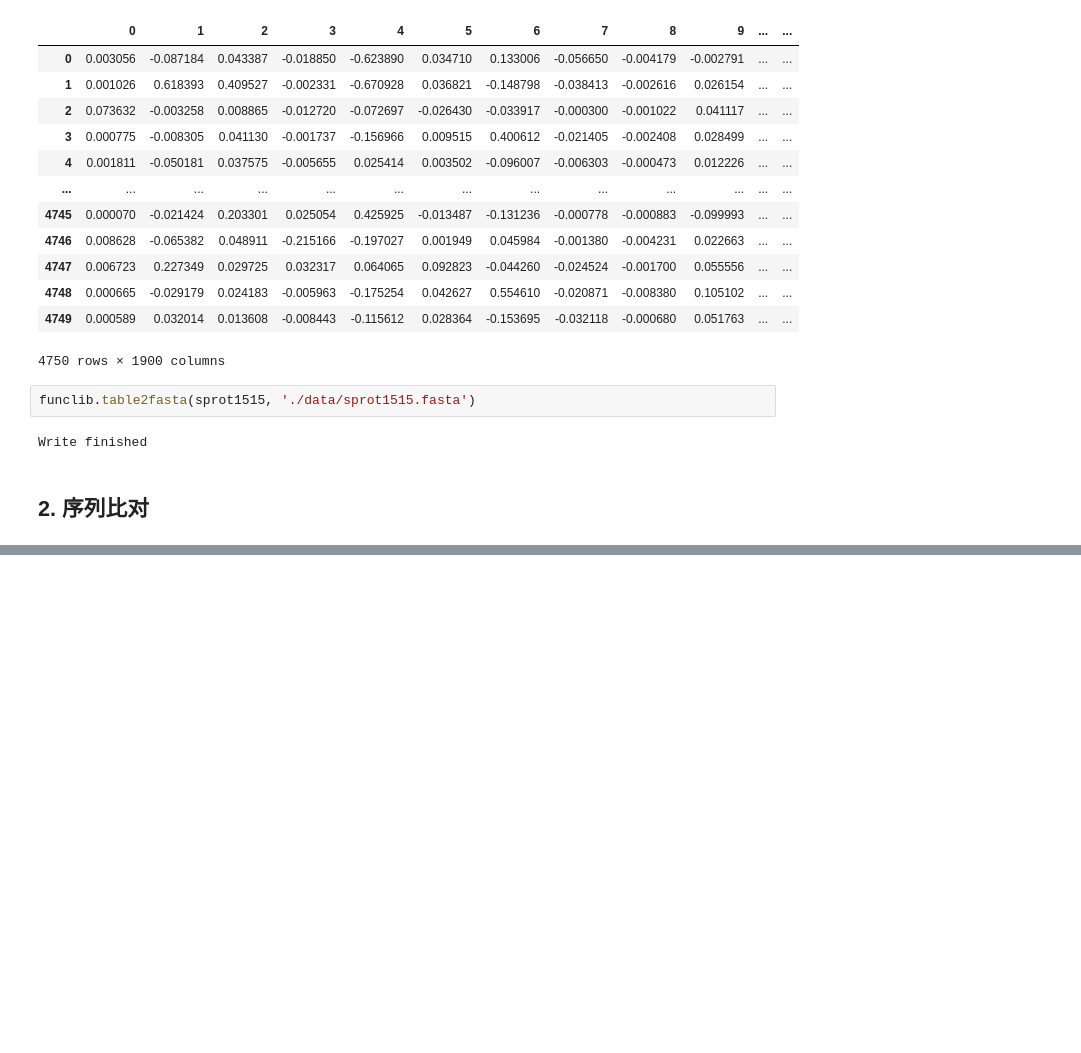
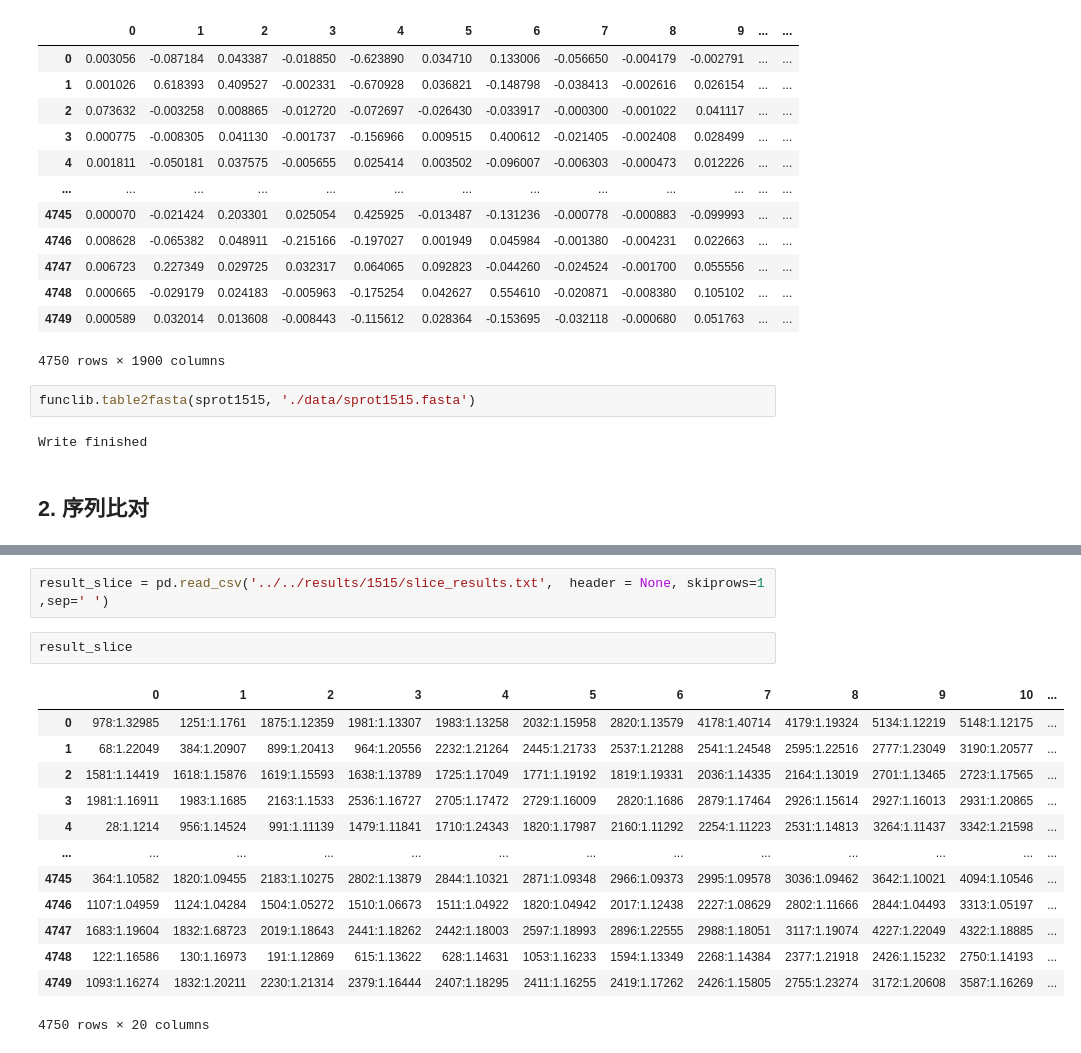
Before and after one commit to kingstdio/BioUniprot, a Jupyter notebook: tasks/task3/task3_1515.ipynb, the cells around one changed output, grey strips where cells are left out. Drawn from its saved outputs; the diff is of its cells as text; blank space fills up the shorter version.

```diff
--- a/tasks/task3/task3_1515.ipynb
+++ b/tasks/task3/task3_1515.ipynb
@@ -118,0 +190,18 @@ res_data = train_data_labeled.merge(unirep_data, on='id', how='left')
+# %%
+result_slice = pd.read_csv('../../results/1515/slice_results.txt',  header = None, skiprows=1 ,sep=' ')
+# %%
+result_slice
+# %% [output]
+|  | 0 | 1 | 2 | 3 | 4 | 5 | 6 | 7 | 8 | 9 | 10 | ... |
+| 0 | 978:1.32985 | 1251:1.1761 | 1875:1.12359 | 1981:1.13307 | 1983:1.13258 | 2032:1.15958 | 2820:1.13579 | 4178:1.40714 | 4179:1.19324 | 5134:1.12219 | 5148:1.12175 | ... |
+| 1 | 68:1.22049 | 384:1.20907 | 899:1.20413 | 964:1.20556 | 2232:1.21264 | 2445:1.21733 | 2537:1.21288 | 2541:1.24548 | 2595:1.22516 | 2777:1.23049 | 3190:1.20577 | ... |
+| 2 | 1581:1.14419 | 1618:1.15876 | 1619:1.15593 | 1638:1.13789 | 1725:1.17049 | 1771:1.19192 | 1819:1.19331 | 2036:1.14335 | 2164:1.13019 | 2701:1.13465 | 2723:1.17565 | ... |
+| 3 | 1981:1.16911 | 1983:1.1685 | 2163:1.1533 | 2536:1.16727 | 2705:1.17472 | 2729:1.16009 | 2820:1.1686 | 2879:1.17464 | 2926:1.15614 | 2927:1.16013 | 2931:1.20865 | ... |
+| 4 | 28:1.1214 | 956:1.14524 | 991:1.11139 | 1479:1.11841 | 1710:1.24343 | 1820:1.17987 | 2160:1.11292 | 2254:1.11223 | 2531:1.14813 | 3264:1.11437 | 3342:1.21598 | ... |
+| ... | ... | ... | ... | ... | ... | ... | ... | ... | ... | ... | ... | ... |
+| 4745 | 364:1.10582 | 1820:1.09455 | 2183:1.10275 | 2802:1.13879 | 2844:1.10321 | 2871:1.09348 | 2966:1.09373 | 2995:1.09578 | 3036:1.09462 | 3642:1.10021 | 4094:1.10546 | ... |
+| 4746 | 1107:1.04959 | 1124:1.04284 | 1504:1.05272 | 1510:1.06673 | 1511:1.04922 | 1820:1.04942 | 2017:1.12438 | 2227:1.08629 | 2802:1.11666 | 2844:1.04493 | 3313:1.05197 | ... |
+| 4747 | 1683:1.19604 | 1832:1.68723 | 2019:1.18643 | 2441:1.18262 | 2442:1.18003 | 2597:1.18993 | 2896:1.22555 | 2988:1.18051 | 3117:1.19074 | 4227:1.22049 | 4322:1.18885 | ... |
+| 4748 | 122:1.16586 | 130:1.16973 | 191:1.12869 | 615:1.13622 | 628:1.14631 | 1053:1.16233 | 1594:1.13349 | 2268:1.14384 | 2377:1.21918 | 2426:1.15232 | 2750:1.14193 | ... |
+| 4749 | 1093:1.16274 | 1832:1.20211 | 2230:1.21314 | 2379:1.16444 | 2407:1.18295 | 2411:1.16255 | 2419:1.17262 | 2426:1.15805 | 2755:1.23274 | 3172:1.20608 | 3587:1.16269 | ... |
+4750 rows × 20 columns
```
Also changed, not shown: parts of 56 cells of this notebook, 3 other files.
